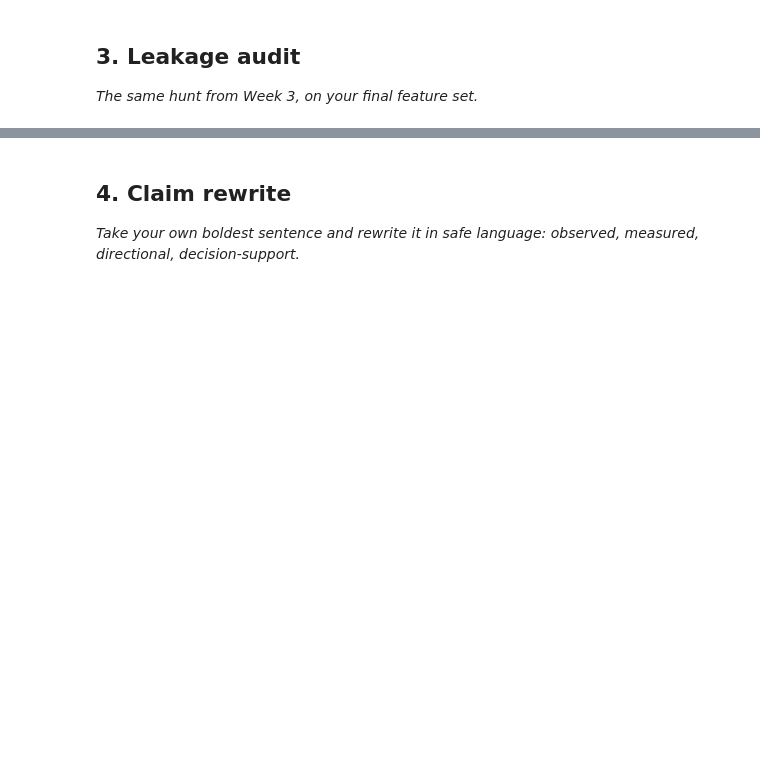
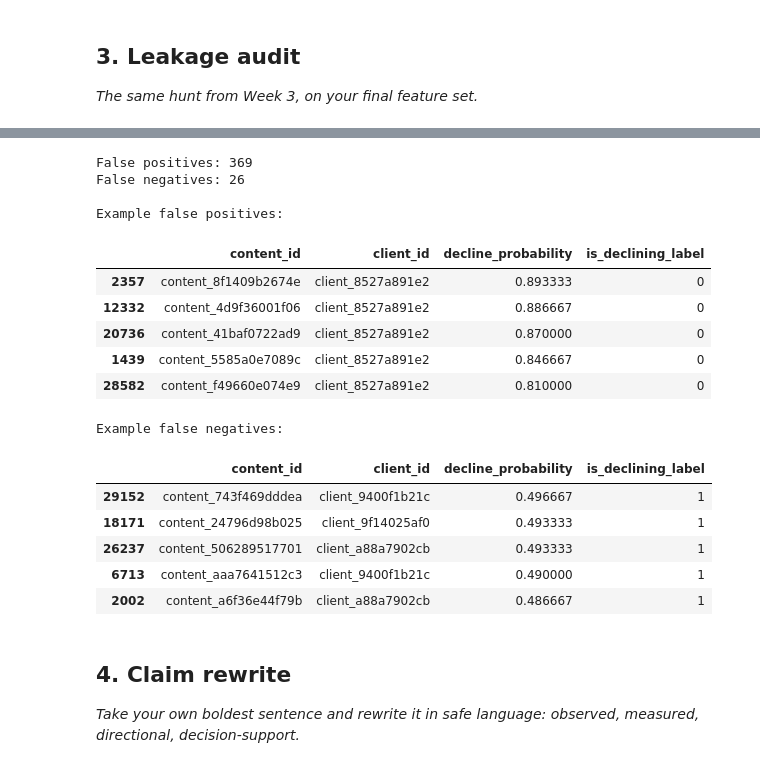
Before and after one commit to shivanilokh/flyrank-ml-internship, a Jupyter notebook: work/notebooks/w06_validation_audit.ipynb, the cells around one changed output, grey strips where cells are left out. Drawn from its saved outputs; the diff is of its cells as text; code cells hidden in the pictures; blank space fills up the shorter version.

```diff
--- a/work/notebooks/w06_validation_audit.ipynb
+++ b/work/notebooks/w06_validation_audit.ipynb
@@ -27,3 +370,66 @@ This skeleton is yours to fill. Work the sections **in order** — each one has
+# %%
+# Real failure examples from the client-grouped test set
+
+grouped_results["predicted_label"] = (
+    grouped_results["decline_probability"] >= 0.5
+).astype(int)
+
+false_positives = grouped_results[
+    (grouped_results["predicted_label"] == 1)
+    & (grouped_results[target] == 0)
+]
+
+false_negatives = grouped_results[
+    (grouped_results["predicted_label"] == 0)
+    & (grouped_results[target] == 1)
+]
+
+print("False positives:", len(false_positives))
+print("False negatives:", len(false_negatives))
+
+print("\nExample false positives:")
+
+display(
+    false_positives[
+        [
+            "content_id",
+            "client_id",
+            "decline_probability",
+            target
+        ]
+    ].head(5)
+)
+
+print("\nExample false negatives:")
+
+display(
+    false_negatives[
+        [
+            "content_id",
+            "client_id",
+            "decline_probability",
+            target
+        ]
+    ].head(5)
+)
+# %% [output]
+False positives: 369
+False negatives: 26
+
+Example false positives:
+|  | content_id | client_id | decline_probability | is_declining_label |
+| 2357 | content_8f1409b2674e | client_8527a891e2 | 0.893333 | 0 |
+| 12332 | content_4d9f36001f06 | client_8527a891e2 | 0.886667 | 0 |
+| 20736 | content_41baf0722ad9 | client_8527a891e2 | 0.870000 | 0 |
+| 1439 | content_5585a0e7089c | client_8527a891e2 | 0.846667 | 0 |
+| 28582 | content_f49660e074e9 | client_8527a891e2 | 0.810000 | 0 |
+Example false negatives:
+|  | content_id | client_id | decline_probability | is_declining_label |
+| 29152 | content_743f469dddea | client_9400f1b21c | 0.496667 | 1 |
+| 18171 | content_24796d98b025 | client_9f14025af0 | 0.493333 | 1 |
+| 26237 | content_506289517701 | client_a88a7902cb | 0.493333 | 1 |
+| 6713 | content_aaa7641512c3 | client_9400f1b21c | 0.490000 | 1 |
+| 2002 | content_a6f36e44f79b | client_a88a7902cb | 0.486667 | 1 |
 # %%
 # This cell is for CODE (numbers, a query, a check).
 # Write your text answer in the cell ABOVE this one — typing sentences here breaks Run All.
```
Also changed, not shown: parts of 6 cells of this notebook.
